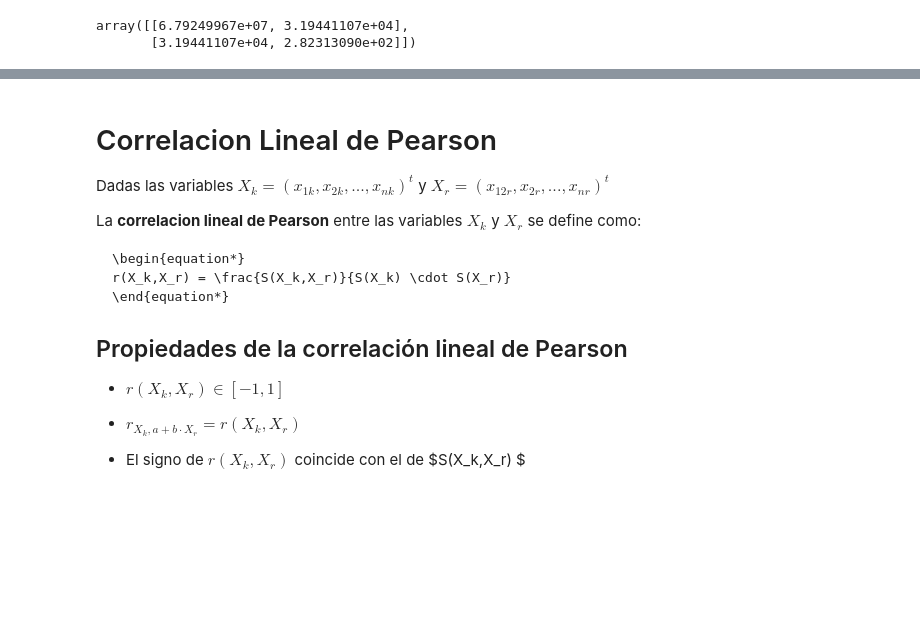
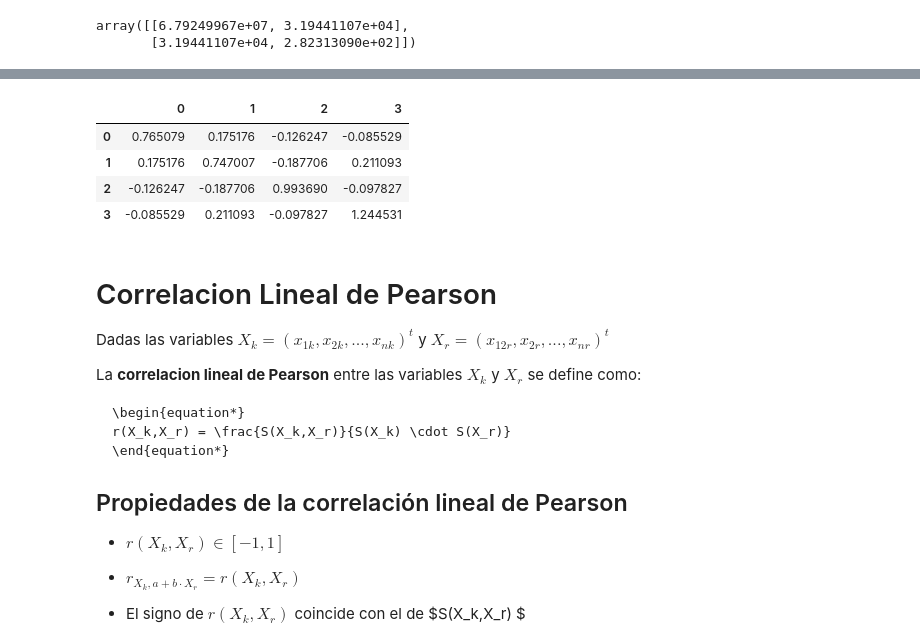
Before and after one commit to FabioScielzoOrtiz/Estadistica4all-blog, a Jupyter notebook: Descriptive Statisitcs in Python and R/Descriptive Statistics with Python and R.ipynb, the cells around one changed output, grey strips where cells are left out. Drawn from its saved outputs; the diff is of its cells as text; code cells hidden in the pictures; blank space fills up the shorter version.

```diff
--- a/Descriptive Statisitcs in Python and R/Descriptive Statistics with Python and R.ipynb
+++ b/Descriptive Statisitcs in Python and R/Descriptive Statistics with Python and R.ipynb
@@ -977,3 +991,11 @@ cov(cbind(X1,X2,X3,X4))
+# %%
+df_example.cov()
+# %% [output]
+|  | 0 | 1 | 2 | 3 |
+| 0 | 0.765079 | 0.175176 | -0.126247 | -0.085529 |
+| 1 | 0.175176 | 0.747007 | -0.187706 | 0.211093 |
+| 2 | -0.126247 | -0.187706 | 0.993690 | -0.097827 |
+| 3 | -0.085529 | 0.211093 | -0.097827 | 1.244531 |
 # %% [markdown]
 
 
```
Also changed, not shown: parts of 8 cells of this notebook.
